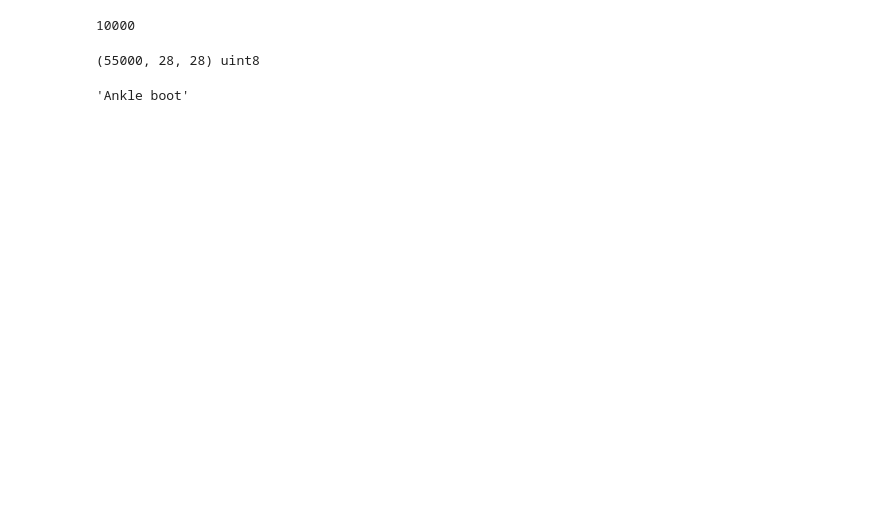
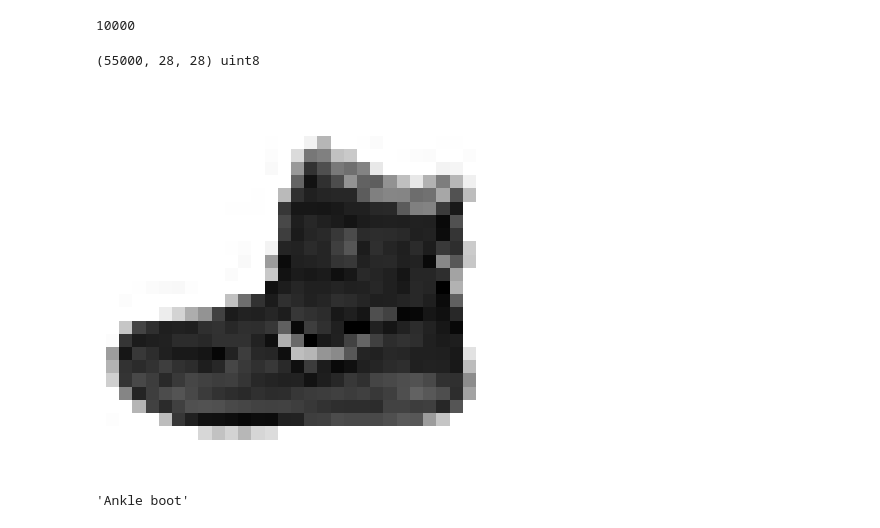
Before and after one commit to dhruvd32/Experimentation, a Jupyter notebook: Training Neural Network.ipynb, the cells around one changed output. Cells and saved outputs as stored; diff of their text form; code cells hidden in the pictures; blank space fills up the shorter version.

```diff
--- a/Training Neural Network.ipynb
+++ b/Training Neural Network.ipynb
@@ -44,6 +50,13 @@ print(X_train.shape, X_train.dtype)
 (55000, 28, 28) uint8
 # %%
 X_train, X_valid, X_test = X_train /255., X_valid/255., X_test/255.
+# %%
+
+plt.imshow(X_train[0], cmap="binary")
+plt.axis('off')
+plt.show()
+# %% [output]
+[figure, added]
 # %%
 class_names = ['T-shirt/top', 'Trouser', 'Pullover', 'Dress', 'Coat', 'Sandal', 'Shirt','Sneaker','Bag','Ankle boot']
 class_names[y_train[0]]
```
Also changed, not shown: parts of 19 cells of this notebook, 3 other files.
